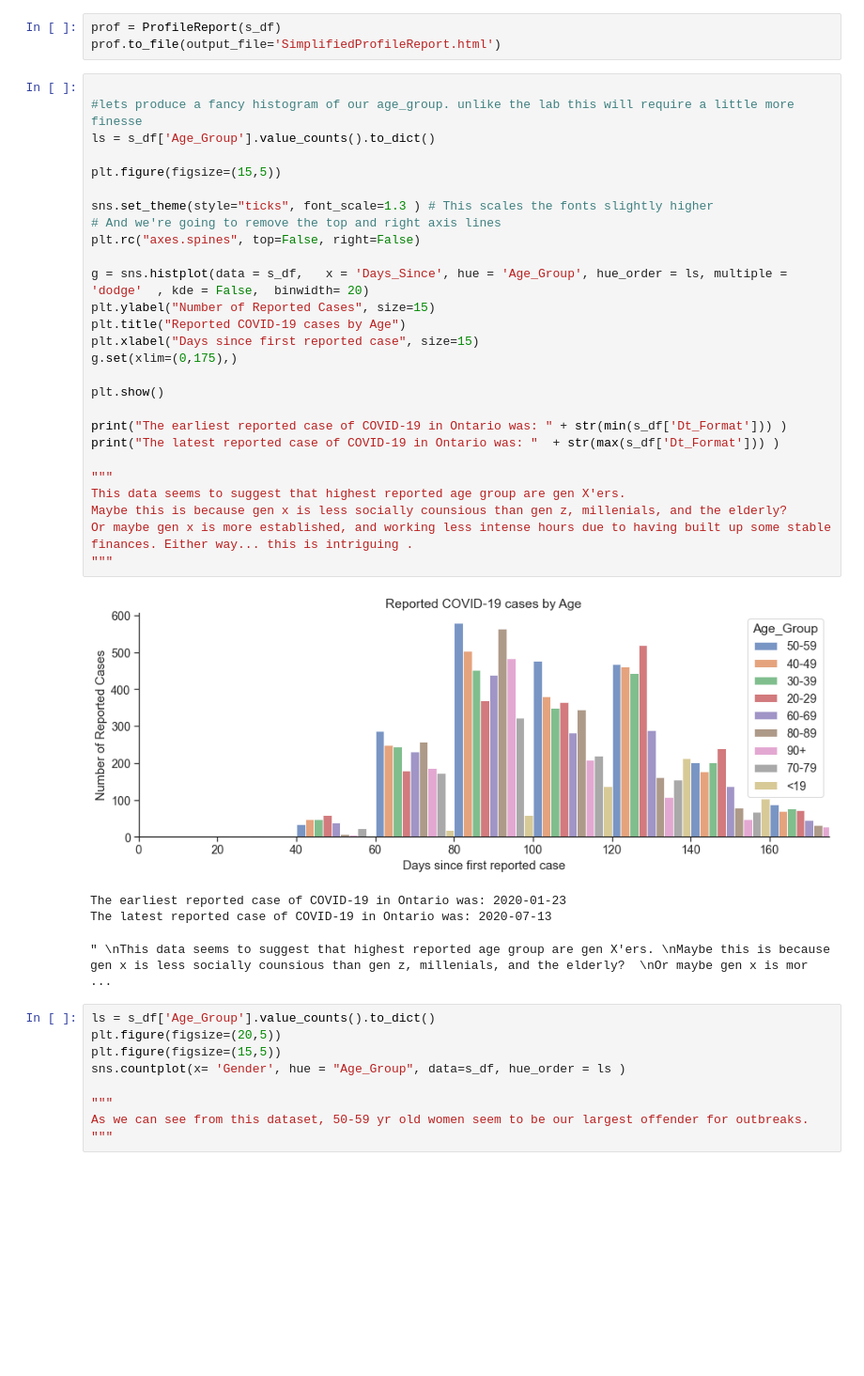
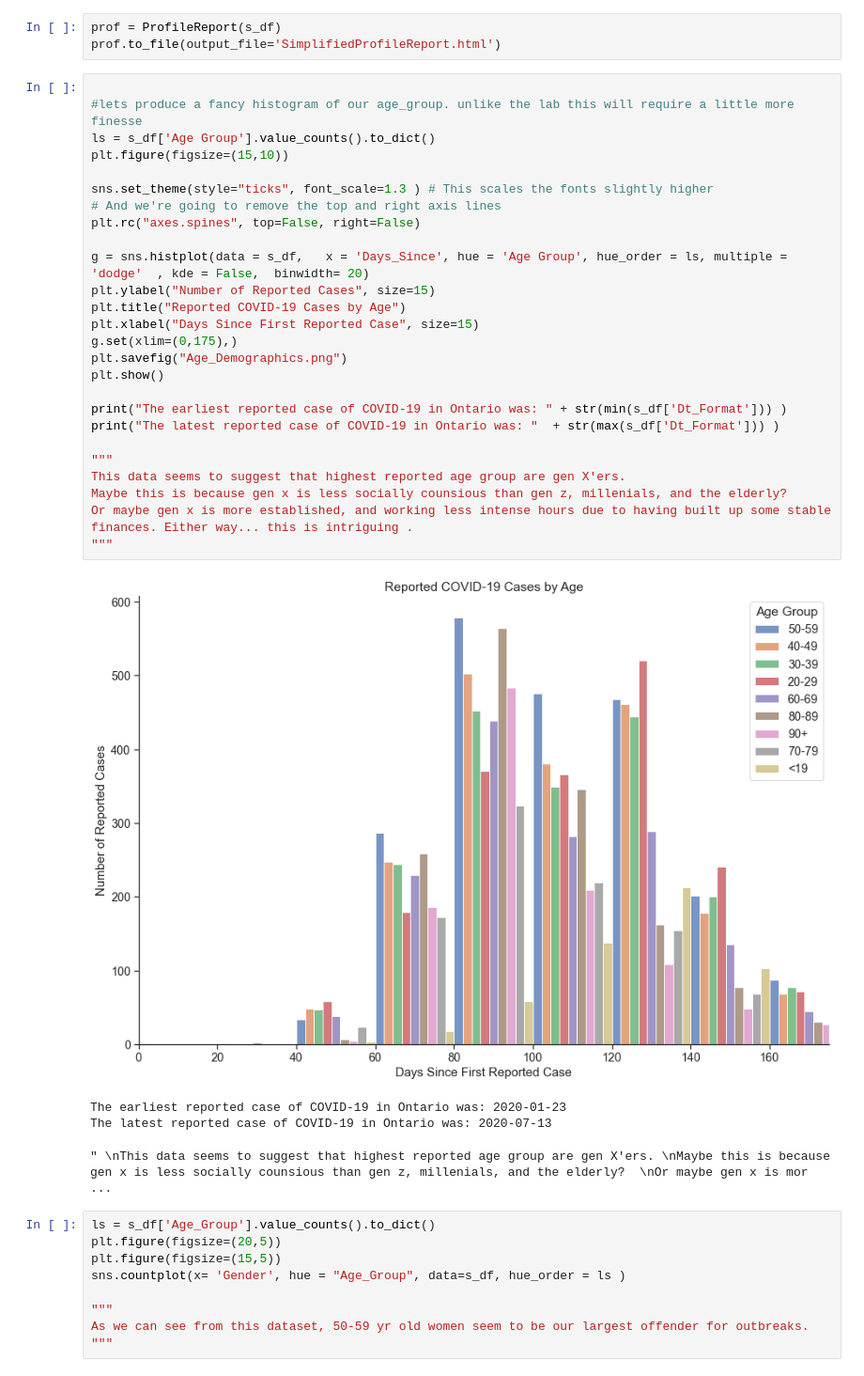
Before and after one commit to data301-2020-winter1/course-project-group_6022, a Jupyter notebook: analysis/Matthew/EDA_MattKuelker.ipynb, the cells around one changed output. Shown: that part at 94% size. Cells and saved outputs as stored; diff of their text form; blank space fills up the shorter version.

```diff
--- a/analysis/Matthew/EDA_MattKuelker.ipynb
+++ b/analysis/Matthew/EDA_MattKuelker.ipynb
@@ -52,32 +52,31 @@ prof.to_file(output_file='SimplifiedProfileReport.html')
 # %%
 
 #lets produce a fancy histogram of our age_group. unlike the lab this will require a little more finesse
-ls = s_df['Age_Group'].value_counts().to_dict()
-
-plt.figure(figsize=(15,5))
+ls = s_df['Age Group'].value_counts().to_dict()
+plt.figure(figsize=(15,10))
 
 sns.set_theme(style="ticks", font_scale=1.3 ) # This scales the fonts slightly higher
 # And we're going to remove the top and right axis lines
 plt.rc("axes.spines", top=False, right=False)
 
-g = sns.histplot(data = s_df,   x = 'Days_Since', hue = 'Age_Group', hue_order = ls, multiple = 'dodge'  , kde = False,  binwidth= 20)
+g = sns.histplot(data = s_df,   x = 'Days_Since', hue = 'Age Group', hue_order = ls, multiple = 'dodge'  , kde = False,  binwidth= 20)
 plt.ylabel("Number of Reported Cases", size=15)
-plt.title("Reported COVID-19 cases by Age")
-plt.xlabel("Days since first reported case", size=15)
+plt.title("Reported COVID-19 Cases by Age")
+plt.xlabel("Days Since First Reported Case", size=15)
 g.set(xlim=(0,175),)
-
+plt.savefig("Age_Demographics.png")
 plt.show()
 
 print("The earliest reported case of COVID-19 in Ontario was: " + str(min(s_df['Dt_Format'])) )
 print("The latest reported case of COVID-19 in Ontario was: "  + str(max(s_df['Dt_Format'])) )
 
 """
 This data seems to suggest that highest reported age group are gen X'ers.
 Maybe this is because gen x is less socially counsious than gen z, millenials, and the elderly?
 Or maybe gen x is more established, and working less intense hours due to having built up some stable finances. Either way... this is intriguing .
 """
 # %% [output]
-[figure, old version]
+[figure, new version]
 The earliest reported case of COVID-19 in Ontario was: 2020-01-23
 The latest reported case of COVID-19 in Ontario was: 2020-07-13
 " \nThis data seems to suggest that highest reported age group are gen X'ers. \nMaybe this is because gen x is less socially counsious than gen z, millenials, and the elderly?  \nOr maybe gen x is mor ...
```
Also changed, not shown: 4 other files.
